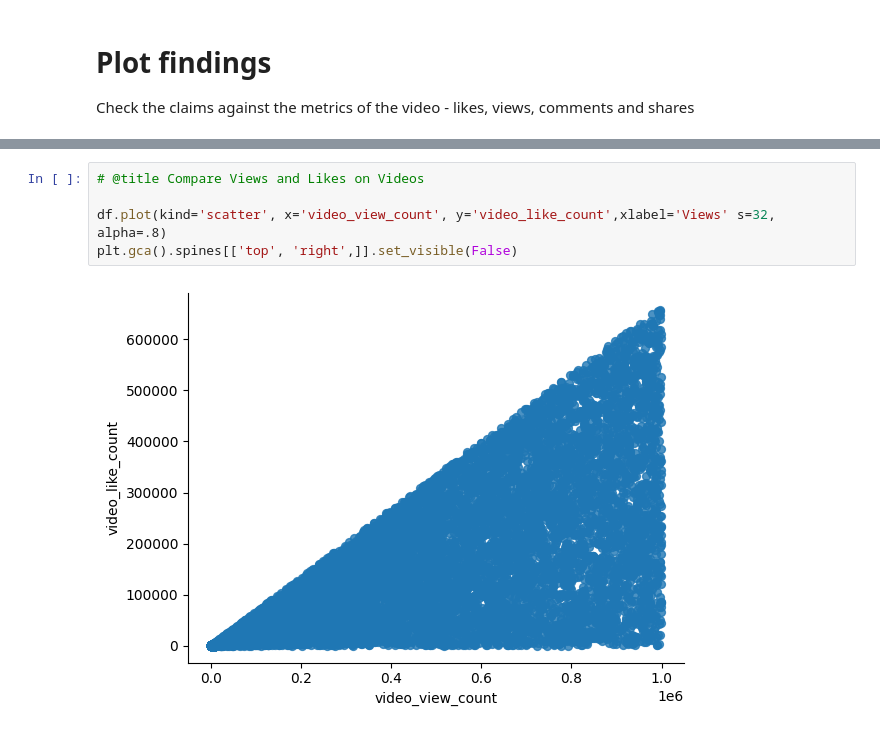
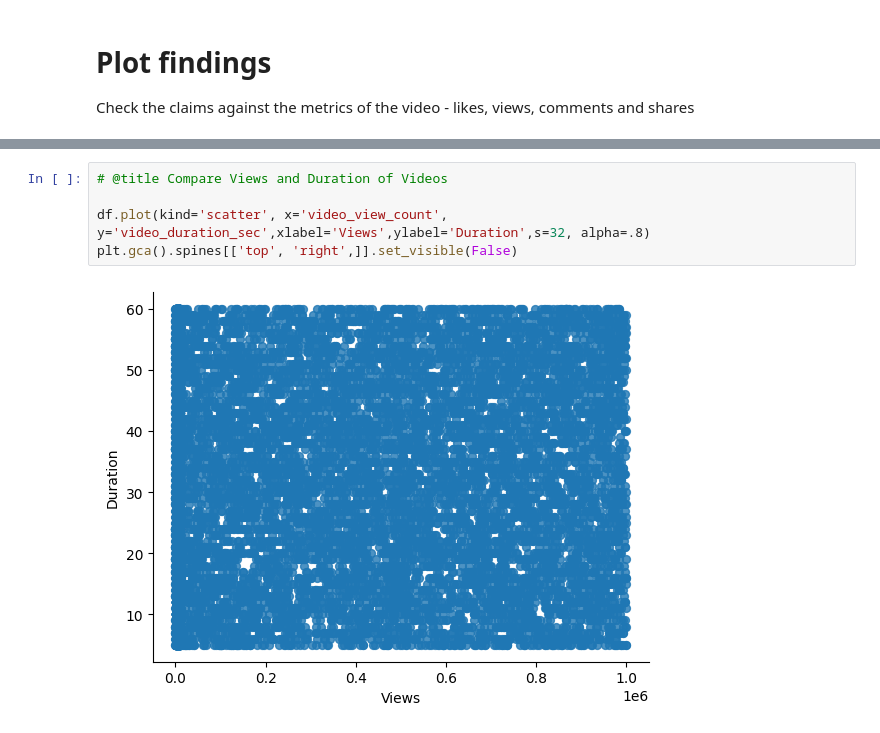
Before and after one commit to Mouk12/Cram, a Jupyter notebook: data_ingestion.ipynb, the cells around one changed output, grey strips where cells are left out. Cells and saved outputs as stored; diff of their text form.

```diff
--- a/data_ingestion.ipynb
+++ b/data_ingestion.ipynb
@@ -74,7 +75,7 @@ plt.show()
 # %%
-# @title Compare Views and Likes on Videos
+# @title Compare Views and Duration of Videos
 
-df.plot(kind='scatter', x='video_view_count', y='video_like_count',xlabel='Views' s=32, alpha=.8)
+df.plot(kind='scatter', x='video_view_count', y='video_duration_sec',xlabel='Views',ylabel='Duration',s=32, alpha=.8)
 plt.gca().spines[['top', 'right',]].set_visible(False)
 # %% [output]
-[figure, old version]
+[figure, new version]
```
Also changed, not shown: parts of 2 cells of this notebook.
